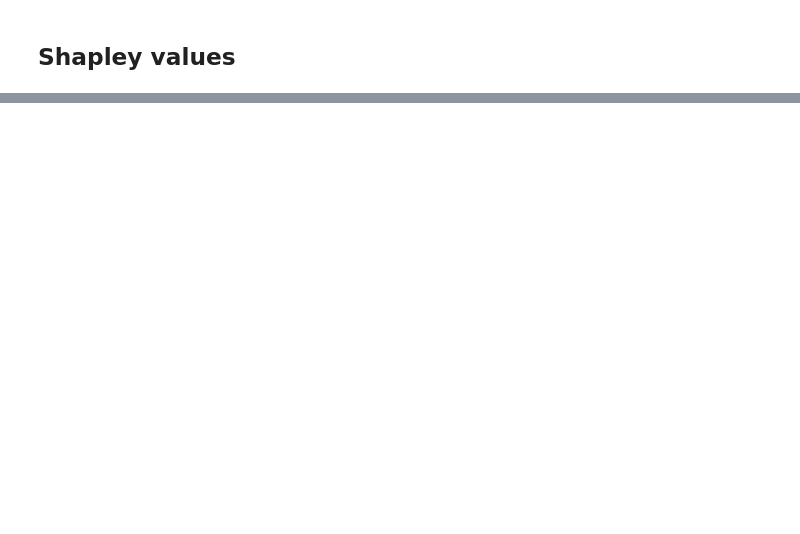
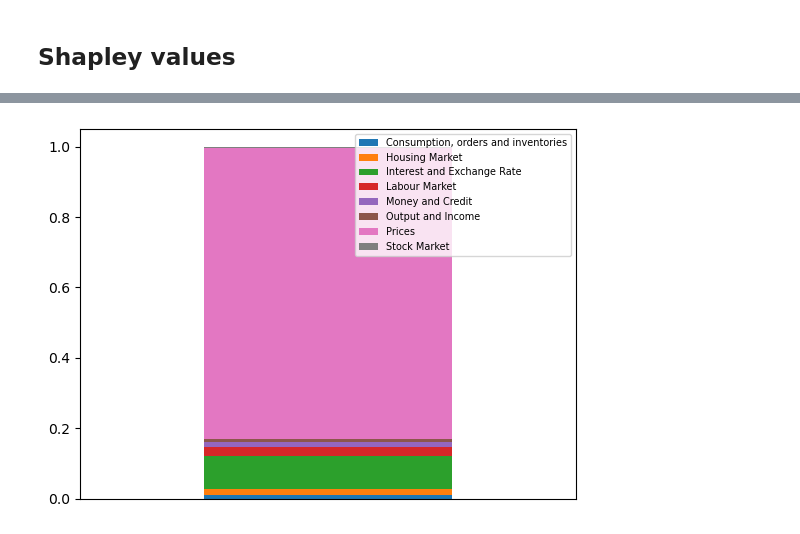
Before and after one commit to Geetika-L/Econ_472, a Jupyter notebook: RF_all_horizon.ipynb, the cells around one changed output, grey strips where cells are left out. Saved outputs shown, nothing was run; the diff lists cells and outputs as text; code cells hidden in the pictures; blank space fills up the shorter version.

```diff
--- a/RF_all_horizon.ipynb
+++ b/RF_all_horizon.ipynb
@@ -349,3 +352,4 @@ df_shap_12 = pd.DataFrame({'feature_names': data_lagged_train_x_imp.columns, 'sh
 # %%
 ## Add groups to features
 groups_and_features = pd.read_csv('fred_md_mapping.csv',encoding='ISO 8859-1')
+groups_and_features_df = groups_and_features[['Feature_ID', 'group_name']]
@@ -368,0 +356,10 @@ df_t12_results
+# %%
+df_shap_1['var'] = df_shap_1['feature_names'].str[:-6]
+df_shap_3['var'] = df_shap_3['feature_names'].str[:-6]
+df_shap_6['var'] = df_shap_6['feature_names'].str[:-6]
+df_shap_12['var'] = df_shap_12['feature_names'].str[:-6]
+# %%
+df_shap_1 = df_shap_1.join(groups_and_features_df.set_index('Feature_ID'), on='var')
+df_shap_3 = df_shap_3.join(groups_and_features_df.set_index('Feature_ID'), on='var')
+df_shap_6 = df_shap_6.join(groups_and_features_df.set_index('Feature_ID'), on='var')
+df_shap_12 = df_shap_12.join(groups_and_features_df.set_index('Feature_ID'), on='var')
@@ -368,0 +379,12 @@ df_t12_results
+# %%
+df_shap_1.groupby("group_name")['shap'].sum().reset_index().set_index('group_name').T.plot.bar(stacked= True)
+plt.legend(loc =1, prop={'size': 7})
+plt.tick_params(
+    axis='x',          # changes apply to the x-axis
+    which='both',      # both major and minor ticks are affected
+    bottom=False,      # ticks along the bottom edge are off
+    top=False,         # ticks along the top edge are off
+    labelbottom=False)
+plt.savefig('shap1_barplot.png')
+# %% [output]
+[figure, added]
```
Also changed, not shown: parts of 10 cells of this notebook.
